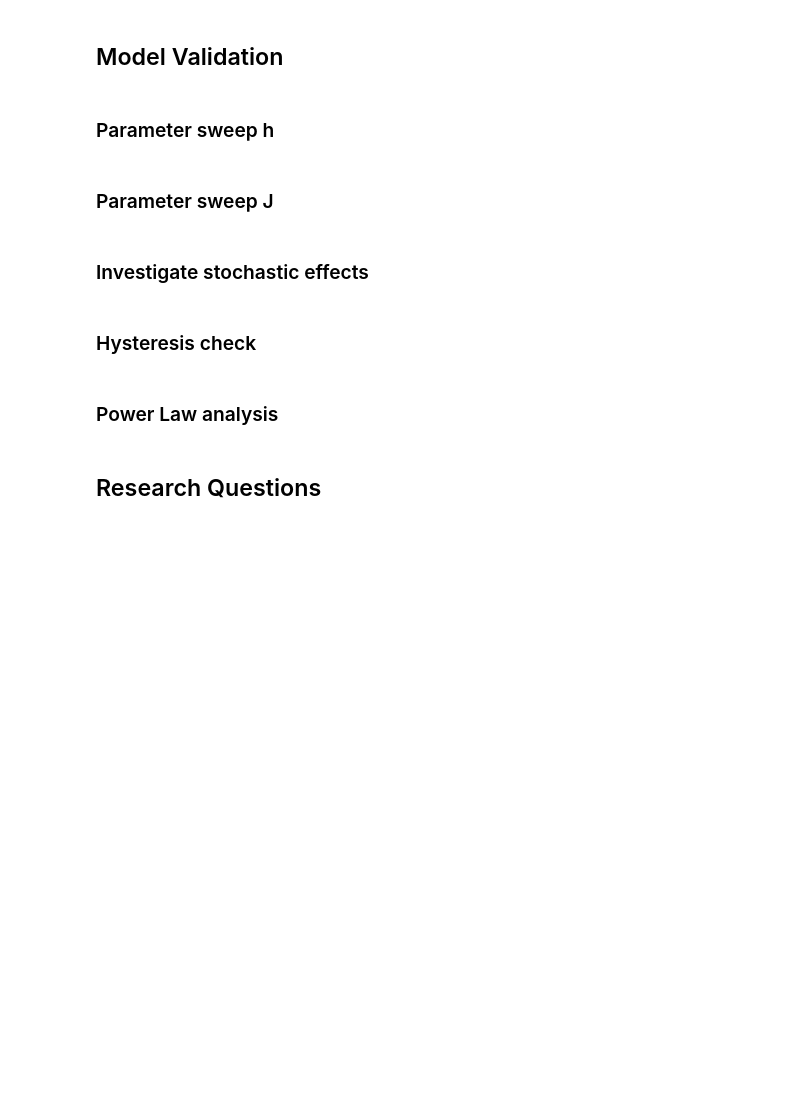
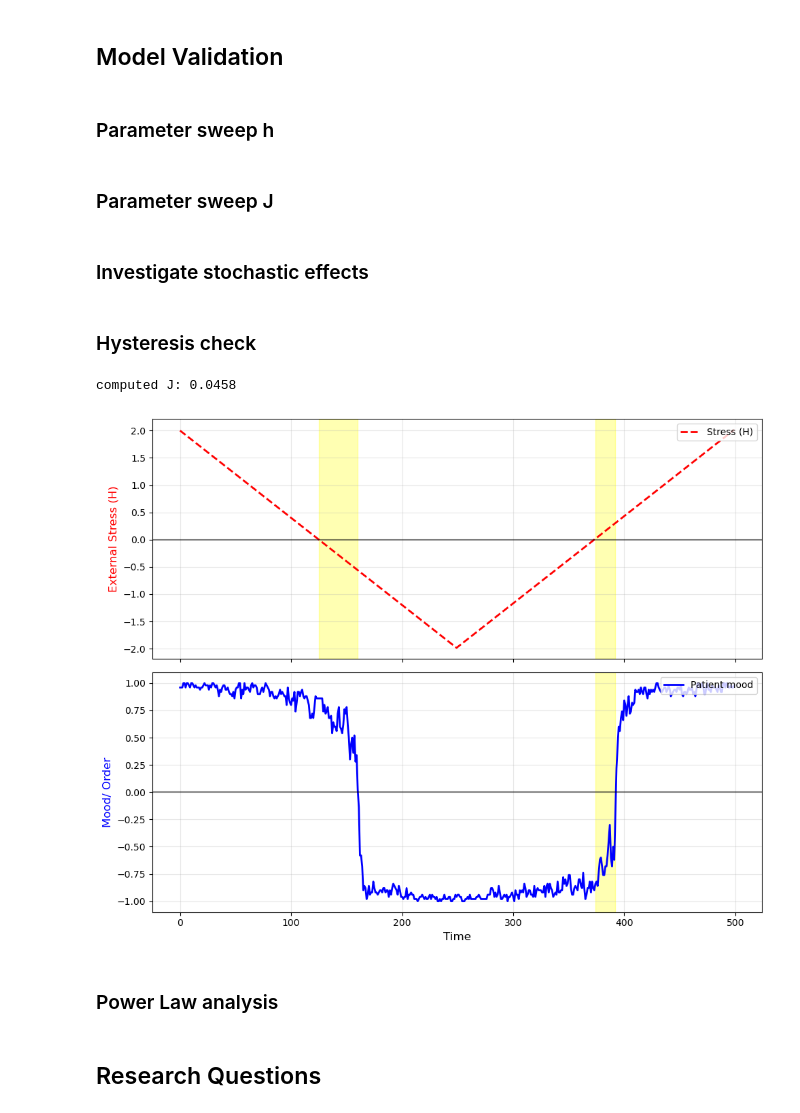
Before and after one commit to kylehtunis/psychopathology_css, a Jupyter notebook: project.ipynb, the cells around one changed output. Drawn from its saved outputs; the diff is of its cells as text; code cells hidden in the pictures; blank space fills up the shorter version.

```diff
--- a/project.ipynb
+++ b/project.ipynb
@@ -540,3 +541,74 @@ Video saved successfully.
+# %%
+# use the delta_h parameter in the run function to slowly increase h past the critical point, then reduce back to starting value.
+# plot the order parameter and h as a function of time.
+# answers H5
+
+model = IsingSimulation(G, H=2.0, J=None, T=2.269, length=500, warmup=50)
+
+decrease_H = np.full(model.length//2, -(model.H*2)/(model.length/2))
+increase_H = np.full(model.length//2, (model.H*2)/(model.length/2))
+delta_H = np.concatenate((decrease_H, increase_H))
+
+model.run(delta_H=delta_H)
+
+
+fig, (ax1, ax2) = plt.subplots(2, 1, figsize=(10, 8), sharex=True)
+
+# top plot
+ax1.plot(model.h_history, color='red', linestyle='--', linewidth=2, label="Stress (H)")
+ax1.axhline(0, color='black', alpha=0.5)
+ax1.set_ylabel("External Stress (H)", color='red', fontsize=12)
+ax1.grid(True, alpha=0.3)
+ax1.legend(loc='upper right')
+
+
+# Where the outside stress is negative so unhealthy
+bad_environment = model.h_history < 0
+good_environment = model.h_history > 0
+
+# Where the patients mood is still healthy, bellow 0
+good_mood = model.order_history > 0
+bad_mood = model.order_history < 0
+
+# The points where the stress is negative but the mood is still positive
+metastable_indices = np.where(bad_environment & good_mood)[0]
+
+# If there are any points where the above conditions are valid draw a yelow zone
+if len(metastable_indices) > 0:
+    start = metastable_indices[0]
+    end = metastable_indices[-1]
+    ax1.axvspan(start, end, color='yellow', alpha=0.3)
+
+# The points where the stress is positive but the mood is still negative
+metastable_indices_2 = np.where(good_environment & bad_mood)[0]
+
+# If there are any points where the above conditions are valid draw a yelow zone
+if len(metastable_indices_2) > 0:
+    start_2 = metastable_indices_2[0]
+    end_2 = metastable_indices_2[-1]
+    ax1.axvspan(start_2, end_2, color='yellow', alpha=0.3)
+
+# bottom plot
+ax2.plot(model.order_history, color='blue', linewidth=2, label="Patient mood")
+ax2.axhline(0, color='black', alpha=0.5)
+ax2.set_ylabel("Mood/ Order", color='blue', fontsize=12)
+ax2.set_xlabel("Time", fontsize=12)
+ax2.grid(True, alpha=0.3)
+ax2.legend(loc='upper right')
+
+# Yellow zone of the bottom graph
+if len(metastable_indices) > 0:
+    ax2.axvspan(start, end, color='yellow', alpha=0.3)
+
+if len(metastable_indices_2) > 0:
+    ax2.axvspan(start_2, end_2, color='yellow', alpha=0.3)
+
+
+plt.tight_layout()
+plt.show()
+# %% [output]
+computed J: 0.0458
+[figure, added]
 # %% [markdown]
 ### Power Law analysis
 # %%
```
Also changed, not shown: parts of 7 cells of this notebook.
